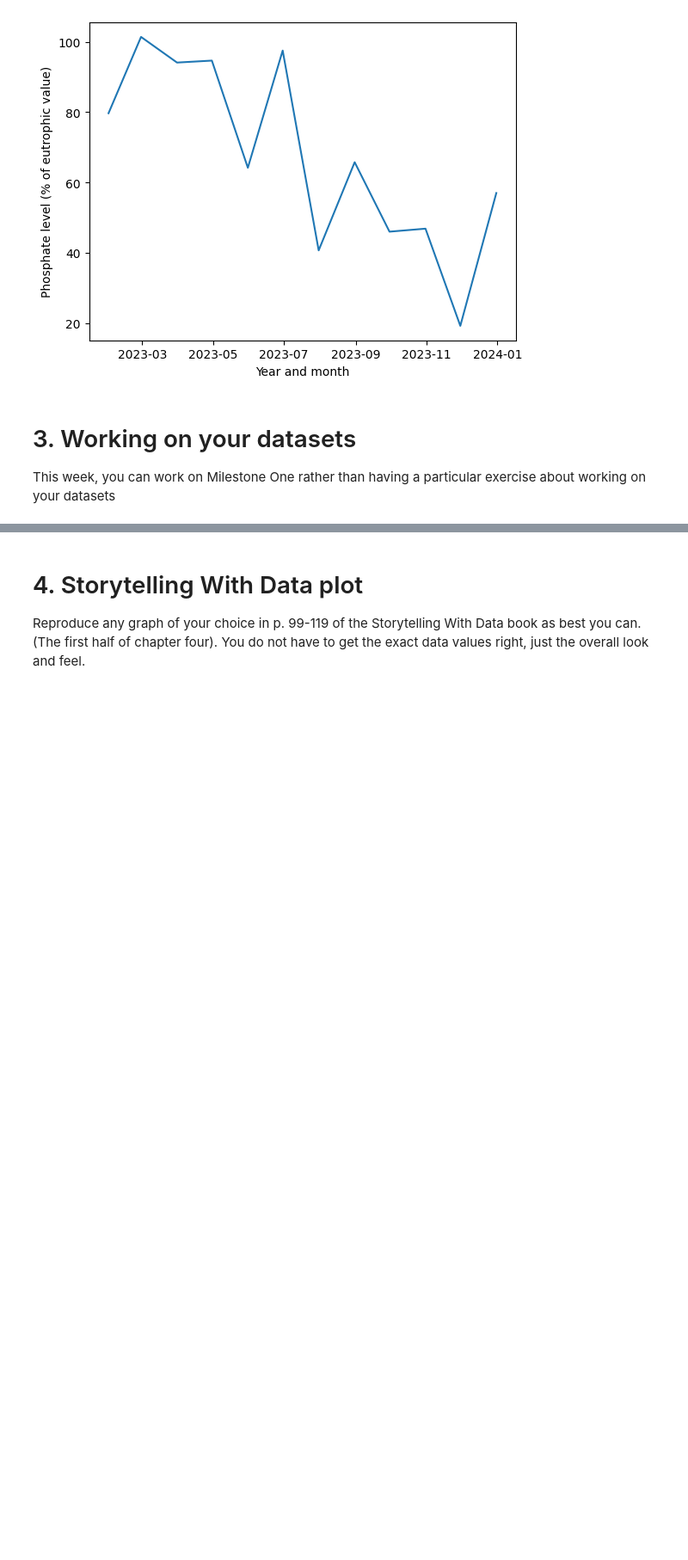
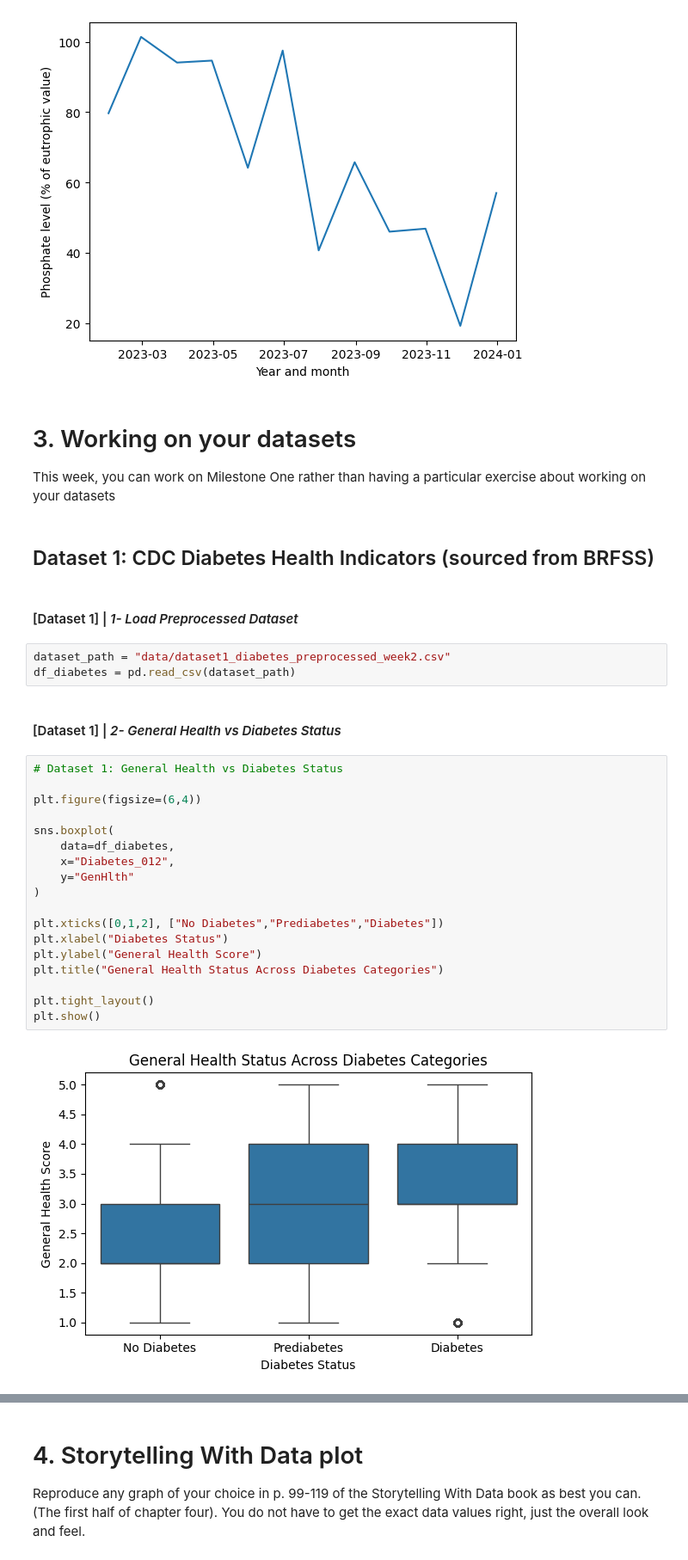
Before and after one commit to jasser-dh/Module-B-semester-2, a Jupyter notebook: OMDS-ModB2-Week7-Dhaouadi-Jasser.ipynb, the cells around one changed output, grey strips where cells are left out. Shown at 86% size. Cells and saved outputs as stored; diff of their text form; blank space fills up the shorter version.

Commit message:
hw6/7 working on my own data sections completed

```diff
--- a/OMDS-ModB2-Week7-Dhaouadi-Jasser.ipynb
+++ b/OMDS-ModB2-Week7-Dhaouadi-Jasser.ipynb
@@ -44,3 +45,32 @@ Text(0, 0.5, 'Phosphate level (% of eutrophic value)')
 # 3. Working on your datasets
 
 This week, you can work on Milestone One rather than having a particular exercise about working on your datasets
+# %% [markdown]
+## Dataset 1: CDC Diabetes Health Indicators  (sourced from BRFSS)
+# %% [markdown]
+#### [Dataset 1] | *1- Load Preprocessed Dataset*
+# %%
+dataset_path = "data/dataset1_diabetes_preprocessed_week2.csv"
+df_diabetes = pd.read_csv(dataset_path)
+# %% [markdown]
+#### [Dataset 1] | *2- General Health vs Diabetes Status*
+# %%
+# Dataset 1: General Health vs Diabetes Status
+
+plt.figure(figsize=(6,4))
+
+sns.boxplot(
+    data=df_diabetes,
+    x="Diabetes_012",
+    y="GenHlth"
+)
+
+plt.xticks([0,1,2], ["No Diabetes","Prediabetes","Diabetes"])
+plt.xlabel("Diabetes Status")
+plt.ylabel("General Health Score")
+plt.title("General Health Status Across Diabetes Categories")
+
+plt.tight_layout()
+plt.show()
+# %% [output]
+[figure, added]
```
Also changed, not shown: parts of 14 cells of this notebook, 1 other file.
